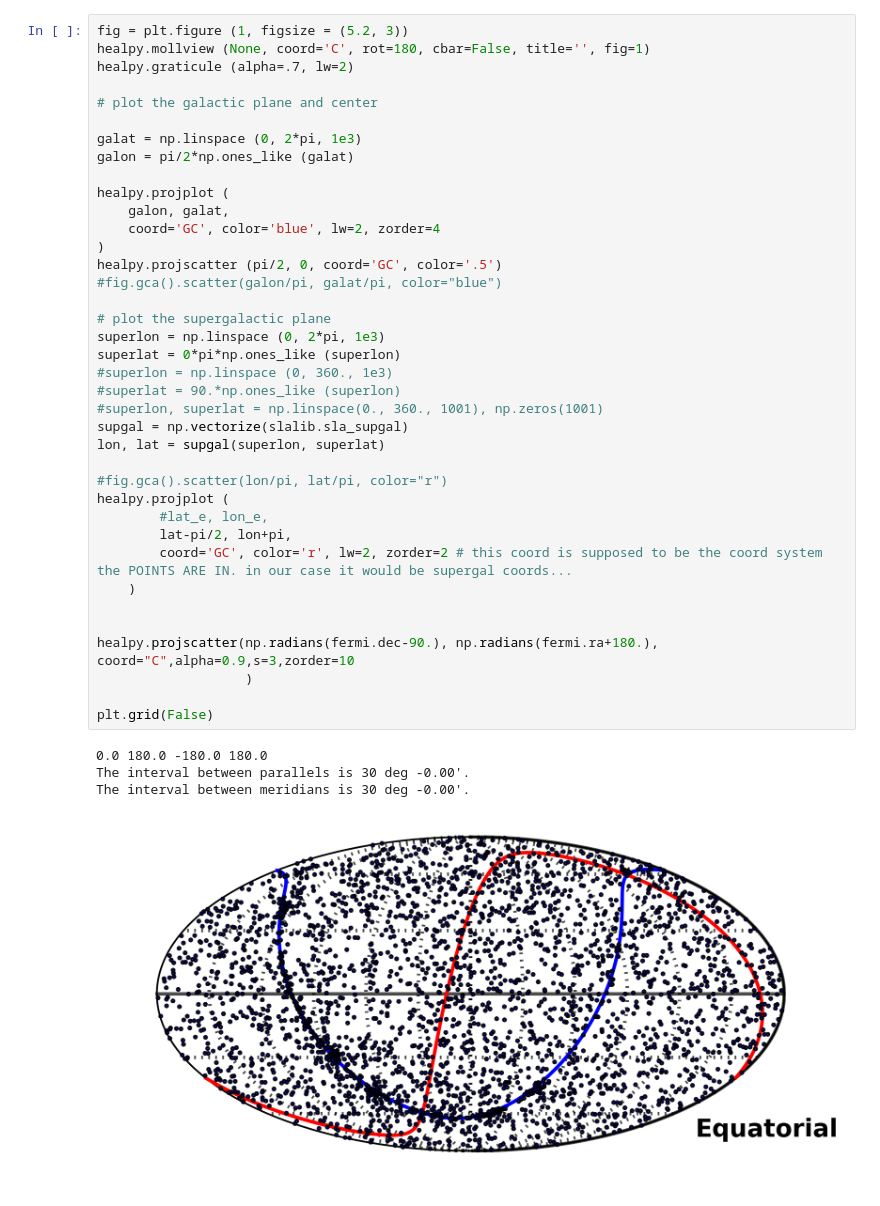
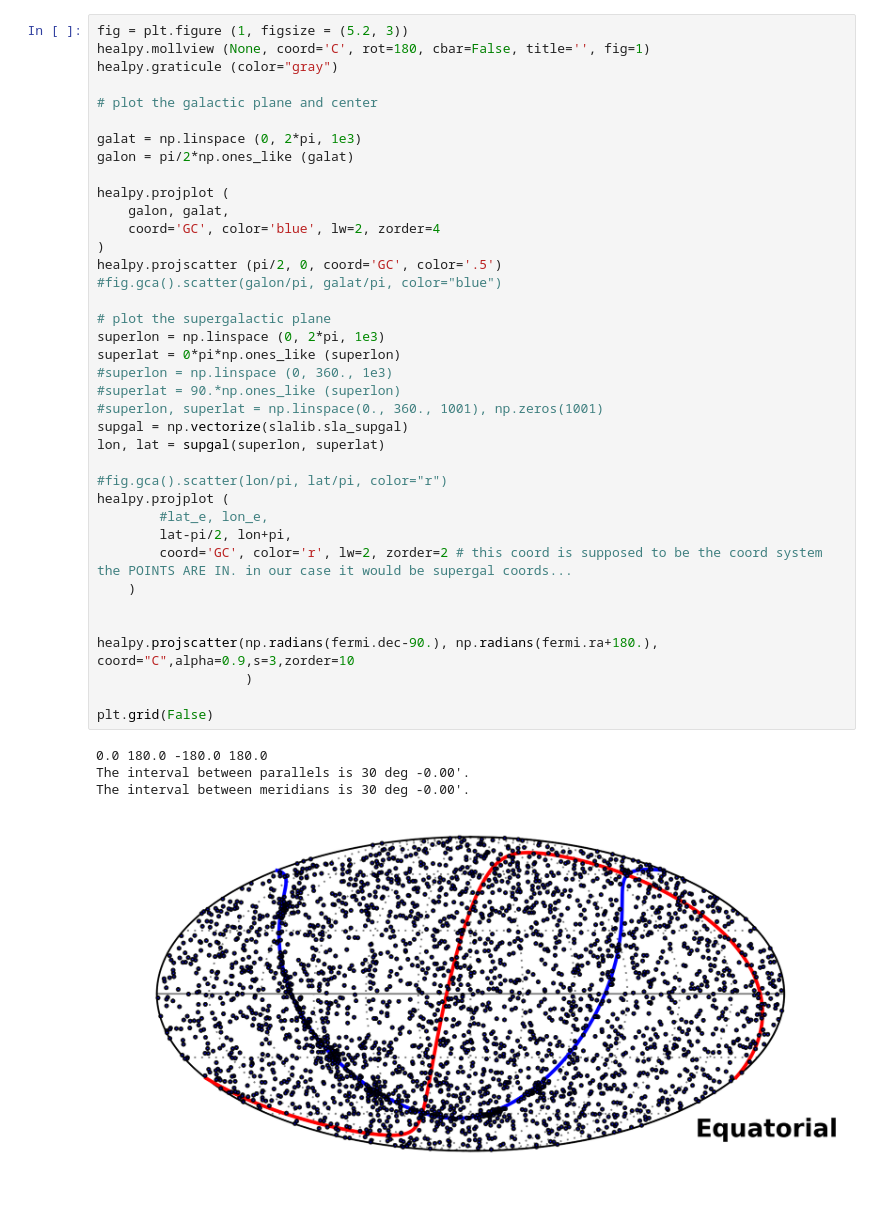
Before and after one commit to 221B-Haibara/IceCube_AstroNumy, a Jupyter notebook: Notebooks/Skymap_Neutrino_Fermi.ipynb, the cells around one changed output. Cells and saved outputs as stored; diff of their text form.

```diff
--- a/Notebooks/Skymap_Neutrino_Fermi.ipynb
+++ b/Notebooks/Skymap_Neutrino_Fermi.ipynb
@@ -24,7 +26,7 @@ fermi  = pd.read_csv("../Resources/LightCurve/3FGL_pos.txt",delimiter="\t")
 # %%
 fig = plt.figure (1, figsize = (5.2, 3))
 healpy.mollview (None, coord='C', rot=180, cbar=False, title='', fig=1)
-healpy.graticule (alpha=.7, lw=2)
+healpy.graticule (color="gray")
 
 # plot the galactic plane and center
 
@@ -36,31 +38,31 @@ healpy.projplot (
     coord='GC', color='blue', lw=2, zorder=4
 )
 healpy.projscatter (pi/2, 0, coord='GC', color='.5')
 #fig.gca().scatter(galon/pi, galat/pi, color="blue")
 
 # plot the supergalactic plane
 superlon = np.linspace (0, 2*pi, 1e3)
 superlat = 0*pi*np.ones_like (superlon)
 #superlon = np.linspace (0, 360., 1e3)
 #superlat = 90.*np.ones_like (superlon)
 #superlon, superlat = np.linspace(0., 360., 1001), np.zeros(1001)
 supgal = np.vectorize(slalib.sla_supgal)
 lon, lat = supgal(superlon, superlat)
 
 #fig.gca().scatter(lon/pi, lat/pi, color="r")
 healpy.projplot (
         #lat_e, lon_e,
         lat-pi/2, lon+pi,
         coord='GC', color='r', lw=2, zorder=2 # this coord is supposed to be the coord system the POINTS ARE IN. in our case it would be supergal coords...
     )
 
 
 healpy.projscatter(np.radians(fermi.dec-90.), np.radians(fermi.ra+180.), coord="C",alpha=0.9,s=3,zorder=10
                    )
 
 plt.grid(False)
 # %% [output]
 0.0 180.0 -180.0 180.0
 The interval between parallels is 30 deg -0.00'.
 The interval between meridians is 30 deg -0.00'.
-[figure, old version]
+[figure, new version]
```
Also changed, not shown: parts of 5 cells of this notebook, 2 other files.
